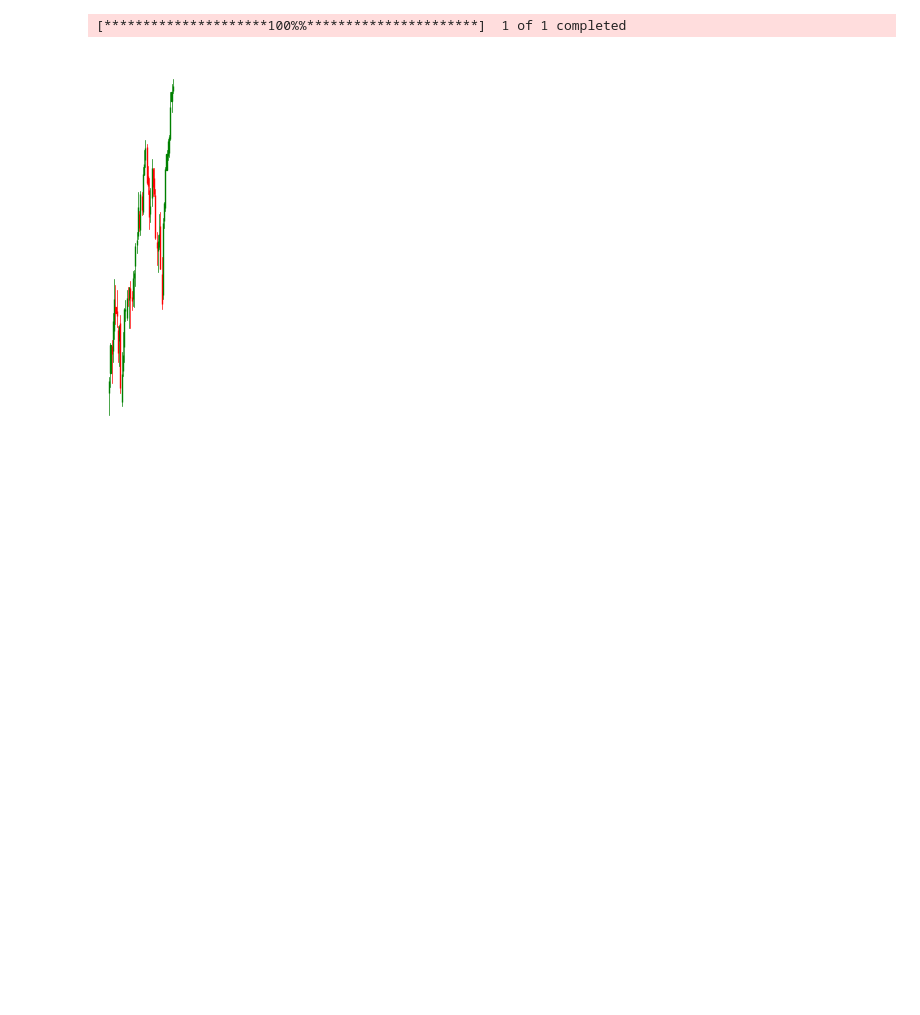
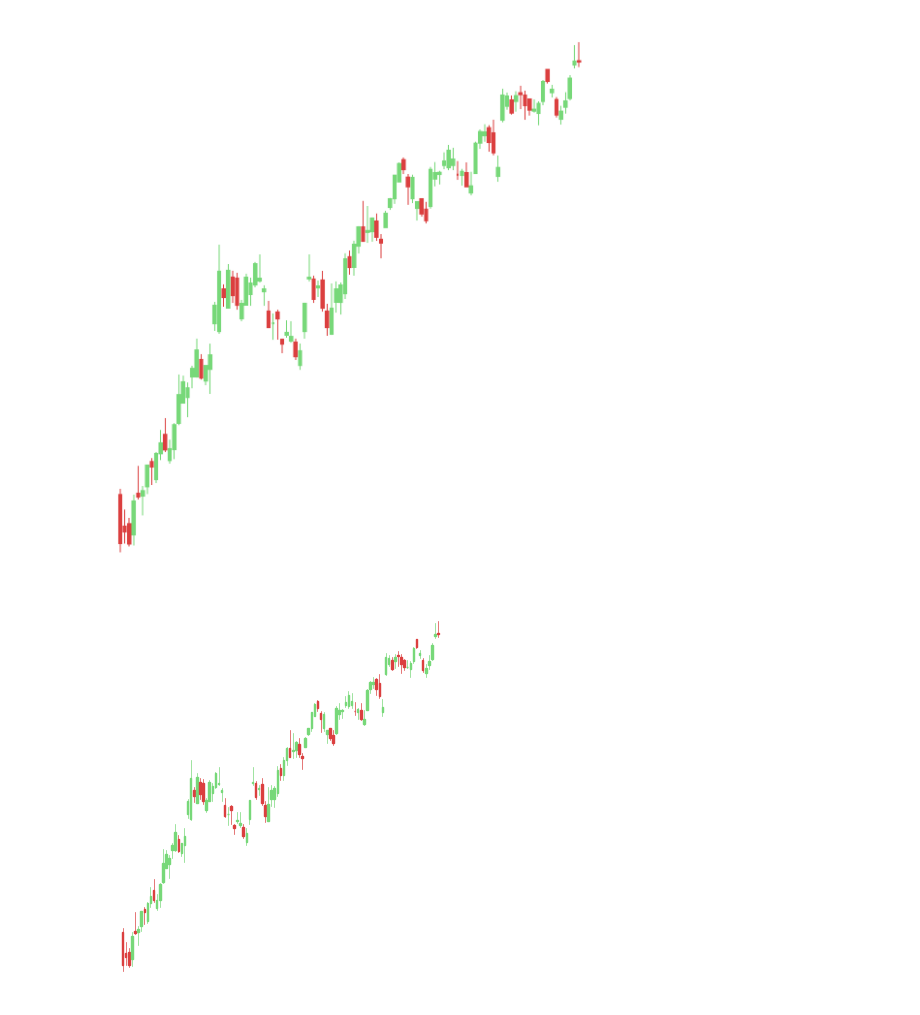
Before and after one commit to DFIC-Quant-Fund/CompVision-W2024, a Jupyter notebook: ImageGenerationScript.ipynb, the cells around one changed output. Drawn from its saved outputs; the diff is of its cells as text; code cells hidden in the pictures; blank space fills up the shorter version.

```diff
--- a/ImageGenerationScript.ipynb
+++ b/ImageGenerationScript.ipynb
@@ -1,35 +1,44 @@
 # %% [markdown]
 <a href="https://colab.research.google.com/github/DFIC-Quant-Fund/CompVision-W2024/blob/main/ImageGenerationScript.ipynb" target="_parent"><img src="https://colab.research.google.com/assets/colab-badge.svg" alt="Open In Colab"/></a>
 # %%
-!pip install yfinance
-!pip install matplotlib
-!pip install mplfinance
-!pip install numpy
-!pip install pillow
+# Uncomment if you have not installed yet
+# !pip install yfinance
+# !pip install matplotlib
+# !pip install mplfinance
+# !pip install numpy
+# !pip install pillow
+
+import yfinance as yf
+import numpy as np
+import matplotlib.pyplot as plt
+from mplfinance.original_flavor import candlestick_ohlc
+import matplotlib.dates as mdates
+from PIL import Image
+
+stock_symbol = 'AAPL'
+start_date = '2023-01-01'
+end_date = '2023-06-01'
+
+stock_data = yf.download(stock_symbol, start=start_date, end=end_date)
+stock_data.reset_index(inplace=True)
+stock_data['NumericDate'] = np.arange(len(stock_data))
+
+ohlc = stock_data[['NumericDate', 'Open', 'High', 'Low', 'Close', 'Volume']].values
+
+fig_width = 4.5
+fig_height = 5
+fig, ax1 = plt.subplots(figsize=(fig_width, fig_height))
+
+candlestick_ohlc(ax1, ohlc, width=0.5, colorup='#77d879', colordown='#db3f3f')
+ax1.tick_params(axis='x', which='both', bottom=False, top=False, labelbottom=False)
+
+ax1.axis('off')
+ax1.set_title('')
+ax1.set_xlabel('')
+ax1.set_ylabel('')
+
+plt.savefig('chart.png', bbox_inches='tight', pad_inches=0, dpi=300)
 
 
-import yfinance as yf
-import matplotlib.pyplot as plt
-import matplotlib.dates as mdates
-from mplfinance.original_flavor import candlestick_ohlc
-
-ticker_symbol = "SPY"
-start_date = "2023-01-01"
-end_date = "2024-01-01"
-data = yf.download(ticker_symbol, start=start_date, end=end_date)
-data_weekly = data.resample('W').agg({'Open': 'first', 'High': 'max', 'Low': 'min', 'Close': 'last'})
-data_weekly.reset_index(inplace=True)
-data_weekly['Date'] = data_weekly['Date'].map(mdates.date2num)
-
-
-fig = plt.figure(figsize=(1, 4))  #width and height
-ax = fig.add_subplot()
-
-candlestick_ohlc(ax, data_weekly.values, width=0.6, colorup='g', colordown='r')
-ax.axis('off')
-ax.set_title('')
-ax.set_xlabel('')
-ax.set_ylabel('')
-plt.tight_layout()
-plt.savefig('chart.png', bbox_inches='tight', pad_inches=0)
+display(Image.open("chart.png"))
 # %% [output]
@@ -53,5 +46,5 @@ Requirement already satisfied: pillow in /usr/local/lib/python3.10/dist-packages
-[*********************100%%**********************]  1 of 1 completed
-[figure, old version]
+[figure, new version]
+[figure, added]
 # %%
 from PIL import Image
 import numpy as np
```
Also changed, not shown: parts of 3 cells of this notebook.
